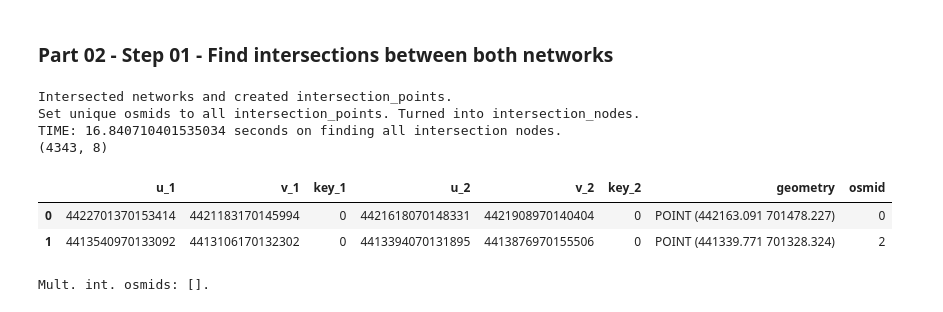
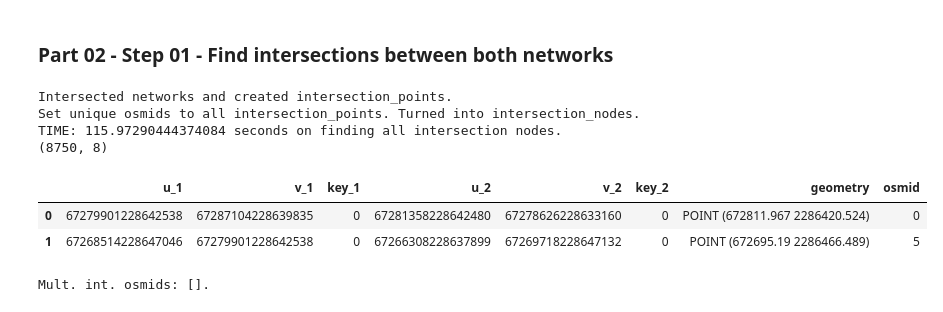
Before and after one commit to Observatorio-Ciudades/vref_walkability_index, a Jupyter notebook: notebooks/01_PL_04_Combine_networks.ipynb, the cells around one changed output. Saved outputs shown, nothing was run; the diff lists cells and outputs as text; code cells hidden in the pictures.

```diff
--- a/notebooks/01_PL_04_Combine_networks.ipynb
+++ b/notebooks/01_PL_04_Combine_networks.ipynb
@@ -46,15 +46,15 @@ if module_path not in sys.path:
 # %% [markdown]
 ## __Notebook config__ [Modify input and output dirs as required]
 # %%
-city = 'medellin'
+city = 'guadalajara'
 
 # ----- ----- ----- Input (Accepts .zip files) ----- ----- -----
 # Boeing input network - Specify nodes and edges files. [Both citie's files are .shp]
 boeing_nodes_dir = first_folder_path + f"data/output/shape/network_boeing/{city}/{city}_nodes.shp"
 boeing_edges_dir = first_folder_path + f"data/output/shape/network_boeing/{city}/{city}_edges.shp"
 # Tessellations input network - Specify nodes and edges files. [NOTE: Guadalajara's files were saved as .shp, and Medellin's as .geojson]
-tess_nodes_dir = first_folder_path+ f"data/output/shape/network_tessellations/{city}/{city}_tessellations_nodes_before_consolidation.geojson"
-tess_edges_dir = first_folder_path+ f"data/output/shape/network_tessellations/{city}/{city}_tessellations_edges_before_consolidation.geojson"
+tess_nodes_dir = first_folder_path+ f"data/output/shape/network_tessellations/{city}/{city}_tessellations_nodes_before_consolidation.shp"
+tess_edges_dir = first_folder_path+ f"data/output/shape/network_tessellations/{city}/{city}_tessellations_edges_before_consolidation.shp"
 
 # ----- ----- ----- Projection to be used when needed ----- ----- -----
 if city == 'guadalajara':
@@ -2459,3 +2455,12 @@ complementary_uncovered_edges_clean = pd.concat([complementary_uncovered_edges_c
+# %%
+# Restore variable names for consistency with other steps and parts of the process
+complementary_uncovered_nodes = complementary_uncovered_nodes_clean.copy()
+complementary_uncovered_edges = complementary_uncovered_edges_clean.copy()
+contact_nodes = contact_nodes_clean.copy()
+
+del complementary_uncovered_nodes_clean
+del complementary_uncovered_edges_clean
+del contact_nodes_clean
 # %%
 if localsave_01_02:
     # Current step output directory
@@ -2478,38 +2483,38 @@ This step __finds the intersection points existing__ between the base network an
 if load_datafor_part02_step01:
     boeing_nodes = gpd.read_file(output_dir + "part01_step01_preprocess/boeing_nodes.gpkg")
     boeing_edges = gpd.read_file(output_dir + "part01_step01_preprocess/boeing_edges.gpkg")
-    complementary_uncovered_nodes_clean = gpd.read_file(output_dir + "part01_step02_identifyuncovered/complementary_uncovered_nodes.gpkg")
-    complementary_uncovered_edges_clean = gpd.read_file(output_dir + "part01_step02_identifyuncovered/complementary_uncovered_edges.gpkg")
+    complementary_uncovered_nodes = gpd.read_file(output_dir + "part01_step02_identifyuncovered/complementary_uncovered_nodes.gpkg")
+    complementary_uncovered_edges = gpd.read_file(output_dir + "part01_step02_identifyuncovered/complementary_uncovered_edges.gpkg")
     contact_nodes = gpd.read_file(output_dir + "part01_step02_identifyuncovered/contact_nodes.gpkg")
 # %% [markdown]
 ### __Part 02 - Step 01 -__ Find intersections between both networks
 # %%
 ##### Time
 time_1 = time.time()
 ##### Time
 
 intersection_nodes = find_intersection_nodes(ntw_01_nodes = boeing_nodes,
                                              ntw_01_edges = boeing_edges,
-                                             ntw_02_nodes = complementary_uncovered_nodes_clean,
-                                             ntw_02_edges = complementary_uncovered_edges_clean,
+                                             ntw_02_nodes = complementary_uncovered_nodes,
+                                             ntw_02_edges = complementary_uncovered_edges,
                                              projected_crs = projected_crs)
 
 ##### Time
 time_2 = time.time()
 print(f"TIME: {time_2-time_1} seconds on finding all intersection nodes.")
 ##### Time
 
 # Show
 print(intersection_nodes.shape)
 intersection_nodes.head(2)
 # %% [output]
 Intersected networks and created intersection_points.
 Set unique osmids to all intersection_points. Turned into intersection_nodes.
-TIME: 16.840710401535034 seconds on finding all intersection nodes.
-(4343, 8)
+TIME: 115.97290444374084 seconds on finding all intersection nodes.
+(8750, 8)
 |  | u_1 | v_1 | key_1 | u_2 | v_2 | key_2 | geometry | osmid |
-| 0 | 4422701370153414 | 4421183170145994 | 0 | 4421618070148331 | 4421908970140404 | 0 | POINT (442163.091 701478.227) | 0 |
-| 1 | 4413540970133092 | 4413106170132302 | 0 | 4413394070131895 | 4413876970155506 | 0 | POINT (441339.771 701328.324) | 2 |
+| 0 | 67279901228642538 | 67287104228639835 | 0 | 67281358228642480 | 67278626228633160 | 0 | POINT (672811.967 2286420.524) | 0 |
+| 1 | 67268514228647046 | 67279901228642538 | 0 | 67266308228637899 | 67269718228647132 | 0 | POINT (672695.19 2286466.489) | 5 |
 # %%
 # MULTIPLE INTERSECTIONs (Intersections where three or more lines cross at the same point)
 mult_inters_nodes = intersection_nodes.loc[intersection_nodes.duplicated('osmid',keep=False)].copy()
```
Also changed, not shown: parts of 62 cells of this notebook.
